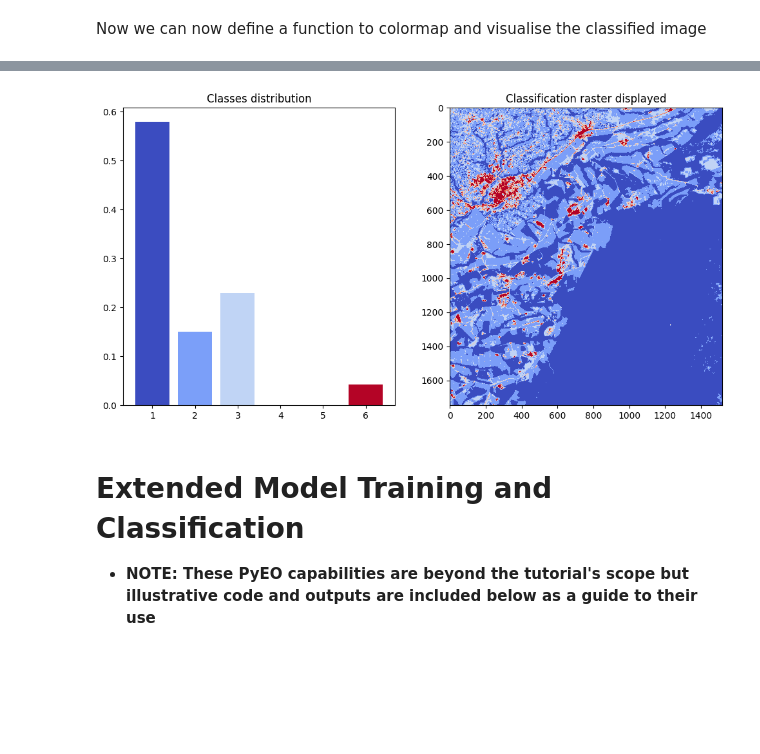
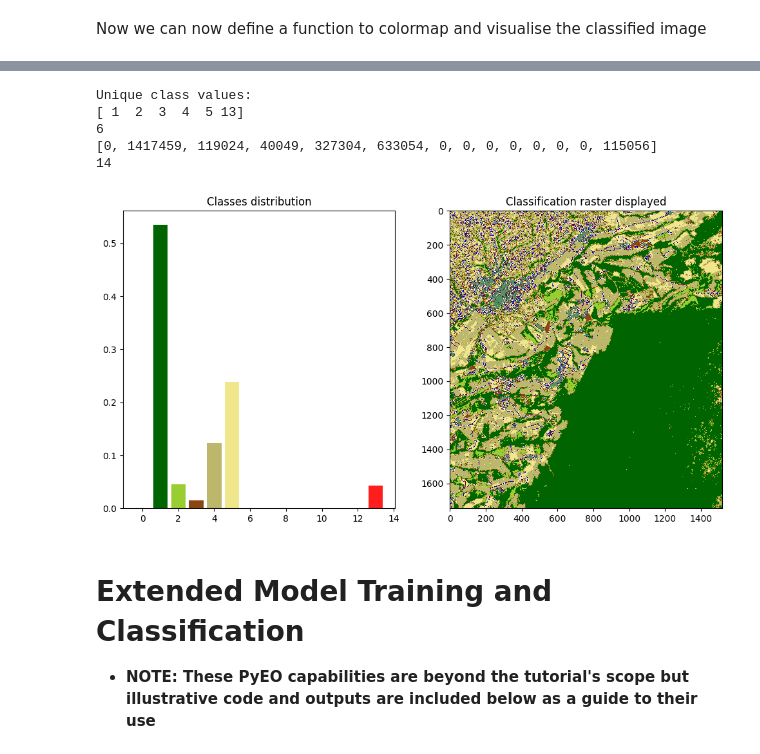
Before and after one commit to clcr/pyeo_1, a Jupyter notebook: notebooks/PyEO_1_sepal_model_training.ipynb, the cells around one changed output, grey strips where cells are left out. Saved outputs shown, nothing was run; the diff lists cells and outputs as text; code cells hidden in the pictures; blank space fills up the shorter version.

```diff
--- a/notebooks/PyEO_1_sepal_model_training.ipynb
+++ b/notebooks/PyEO_1_sepal_model_training.ipynb
@@ -445,14 +484,28 @@ def visualise_classification(classified_path: str, labels: list):
 # %%
 # create a list of class labels
 
-labels = [
-    "Primary Forest",
-    "Plantation Forest",
-    "Bare Soil",
-    "Crops",
-    "Grassland",
-    "Artificial"
-    ]
+# load the class labels from the csv file
+features, class_values = cls.load_signatures(csv_path, sig_datatype=np.int32)
+class_values = np.unique(class_values)
+
+print("Unique class values:")
+print(class_values)
+print(len(class_values))
+labels = ["no data",
+          "Primary Forest",
+          "Plantation Forest",
+          "Bare Soil",
+          "Crops",
+          "Grassland",
+          "Open Water",
+          "Burn Scar",
+          "Cloud",
+          "Cloud shadow",
+          "Haze",
+          "Open Woodland",
+          "Closed Woodland",
+          "Artificial"
+         ]
 
 visualise_classification(classified_path=class_out_path, labels=labels)
 # %% [output]
@@ -460,4 +513,9 @@ visualise_classification(classified_path=class_out_path, labels=labels)
+Unique class values:
+[ 1  2  3  4  5 13]
+6
+[0, 1417459, 119024, 40049, 327304, 633054, 0, 0, 0, 0, 0, 0, 0, 115056]
+14
-[figure, old version]
+[figure, new version]
 # %% [markdown]
 # Extended Model Training and Classification
 - **NOTE: These PyEO capabilities are beyond the tutorial's scope but illustrative code and outputs are included below as a guide to their use**
```
Also changed, not shown: parts of 14 cells of this notebook, 4 other files.
